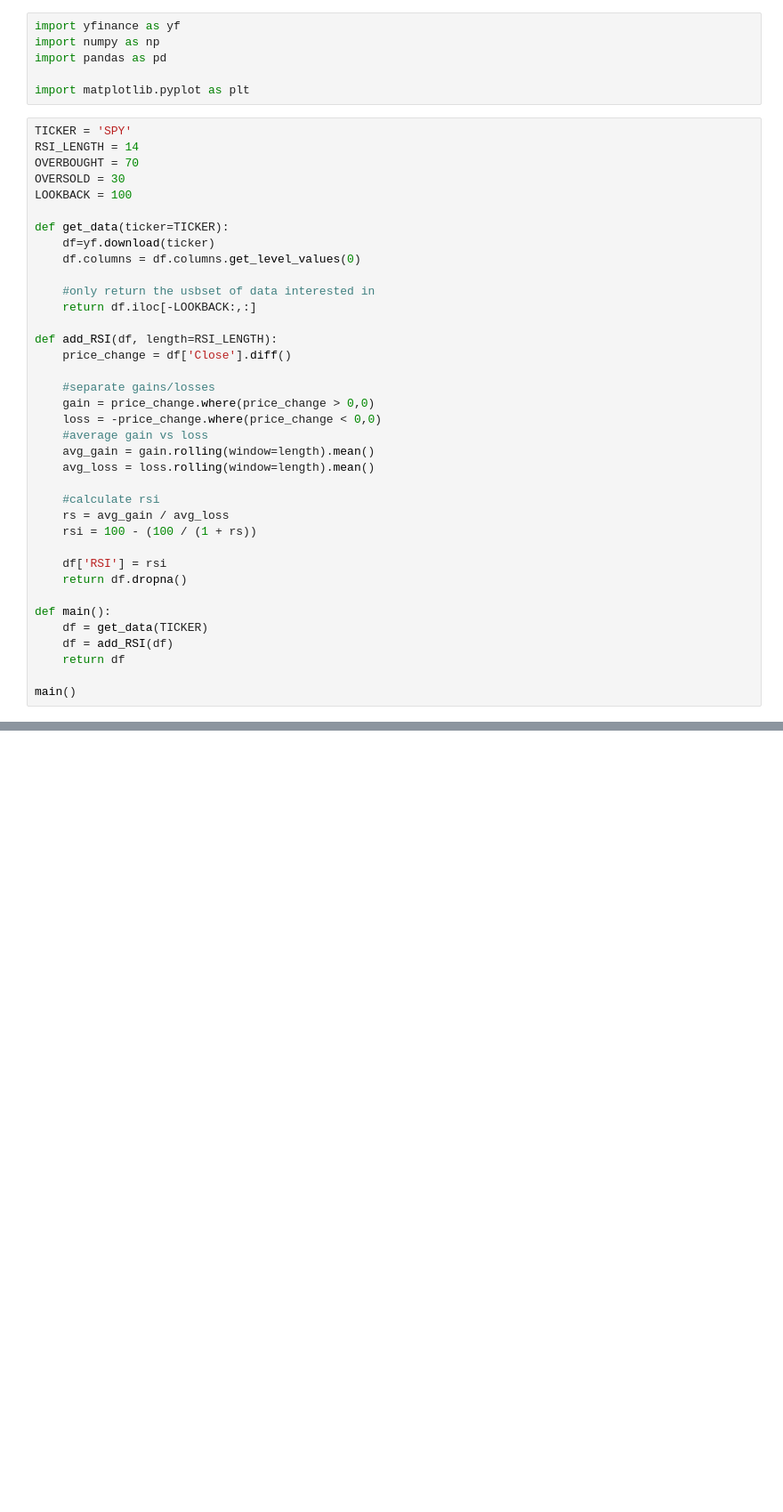
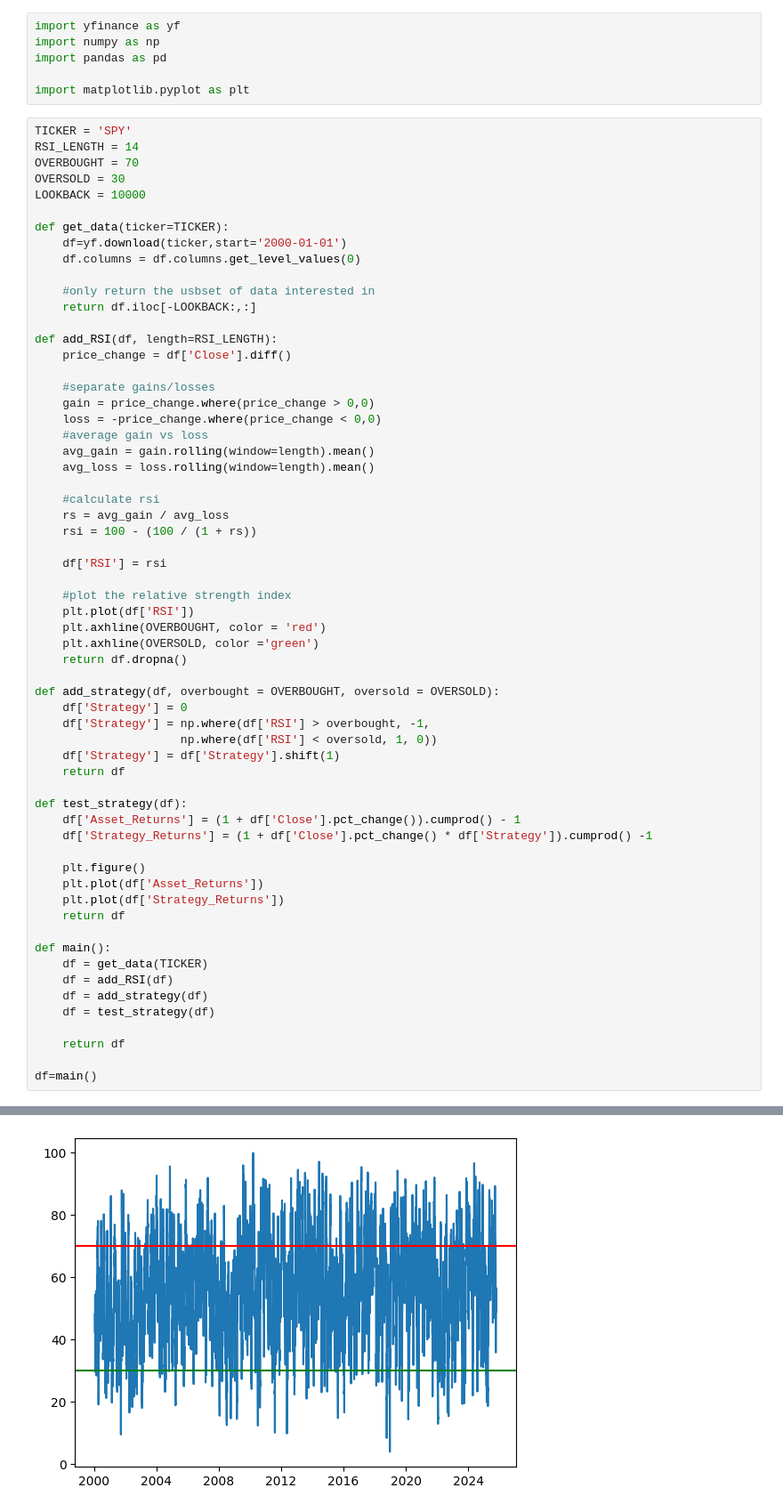
Before and after one commit to Bruhoffer/talearning, a Jupyter notebook: RSI.ipynb, the cells around one changed output, grey strips where cells are left out. Shown at 89% size. Cells and saved outputs as stored; diff of their text form; blank space fills up the shorter version.

```diff
--- a/RSI.ipynb
+++ b/RSI.ipynb
@@ -9,10 +9,10 @@ TICKER = 'SPY'
 RSI_LENGTH = 14
 OVERBOUGHT = 70
 OVERSOLD = 30
-LOOKBACK = 100
+LOOKBACK = 10000
 
 def get_data(ticker=TICKER):
-    df=yf.download(ticker)
+    df=yf.download(ticker,start='2000-01-01')
     df.columns = df.columns.get_level_values(0)
 
     #only return the usbset of data interested in
@@ -33,13 +33,37 @@ def add_RSI(df, length=RSI_LENGTH):
     rsi = 100 - (100 / (1 + rs))
 
     df['RSI'] = rsi
+
+    #plot the relative strength index
+    plt.plot(df['RSI'])
+    plt.axhline(OVERBOUGHT, color = 'red')
+    plt.axhline(OVERSOLD, color ='green')
     return df.dropna()
+
+def add_strategy(df, overbought = OVERBOUGHT, oversold = OVERSOLD):
+    df['Strategy'] = 0
+    df['Strategy'] = np.where(df['RSI'] > overbought, -1,
+                     np.where(df['RSI'] < oversold, 1, 0))
+    df['Strategy'] = df['Strategy'].shift(1)
+    return df
+
+def test_strategy(df):
+    df['Asset_Returns'] = (1 + df['Close'].pct_change()).cumprod() - 1
+    df['Strategy_Returns'] = (1 + df['Close'].pct_change() * df['Strategy']).cumprod() -1
+
+    plt.figure()
+    plt.plot(df['Asset_Returns'])
+    plt.plot(df['Strategy_Returns'])
+    return df
 
 def main():
     df = get_data(TICKER)
     df = add_RSI(df)
+    df = add_strategy(df)
+    df = test_strategy(df)
+
     return df
 
-main()
+df=main()
 # %% [output]
 [*********************100%***********************]  1 of 1 completed
@@ -56,0 +70 @@ main()
+[figure, added]
```
Also changed, not shown: parts of 4 cells of this notebook, 6 other files.
